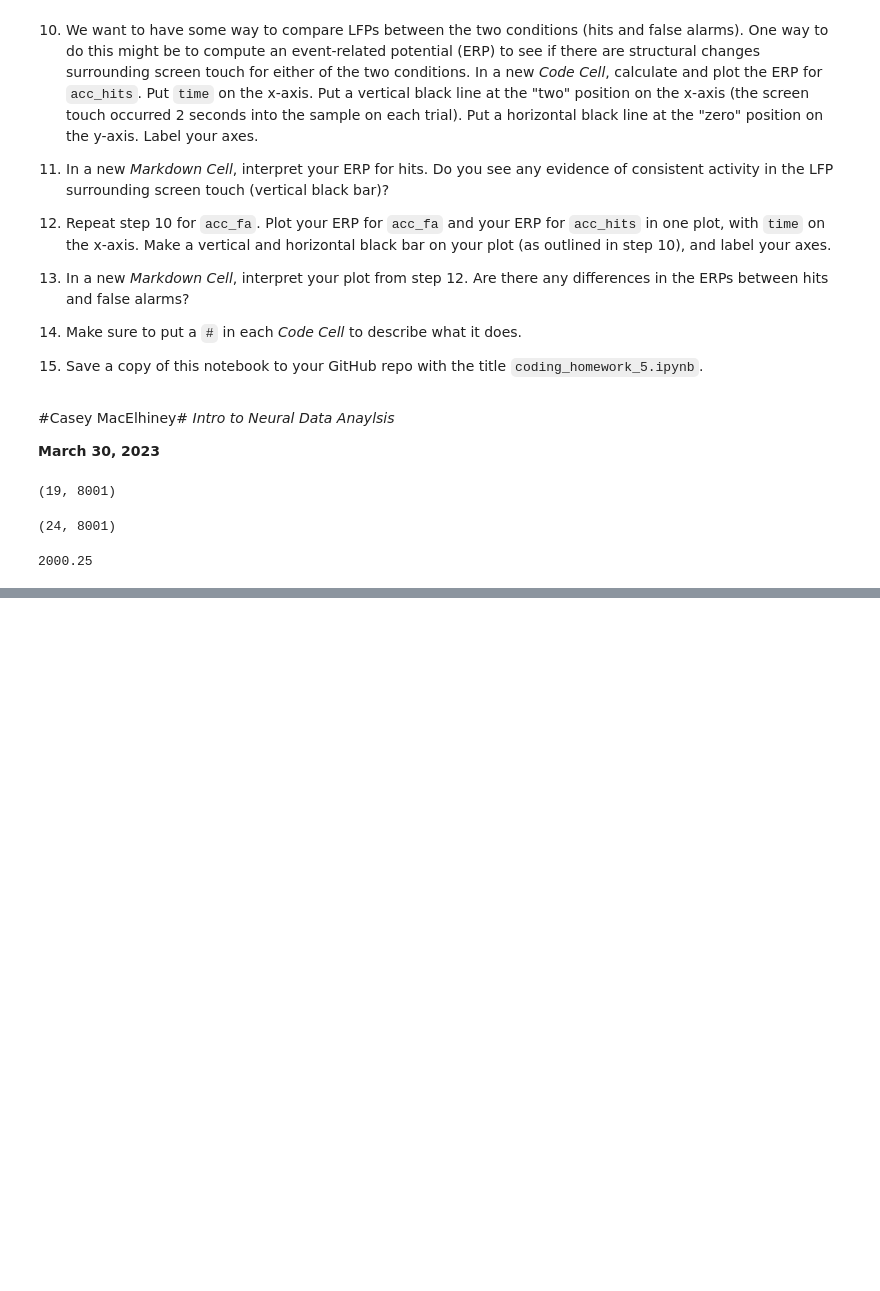
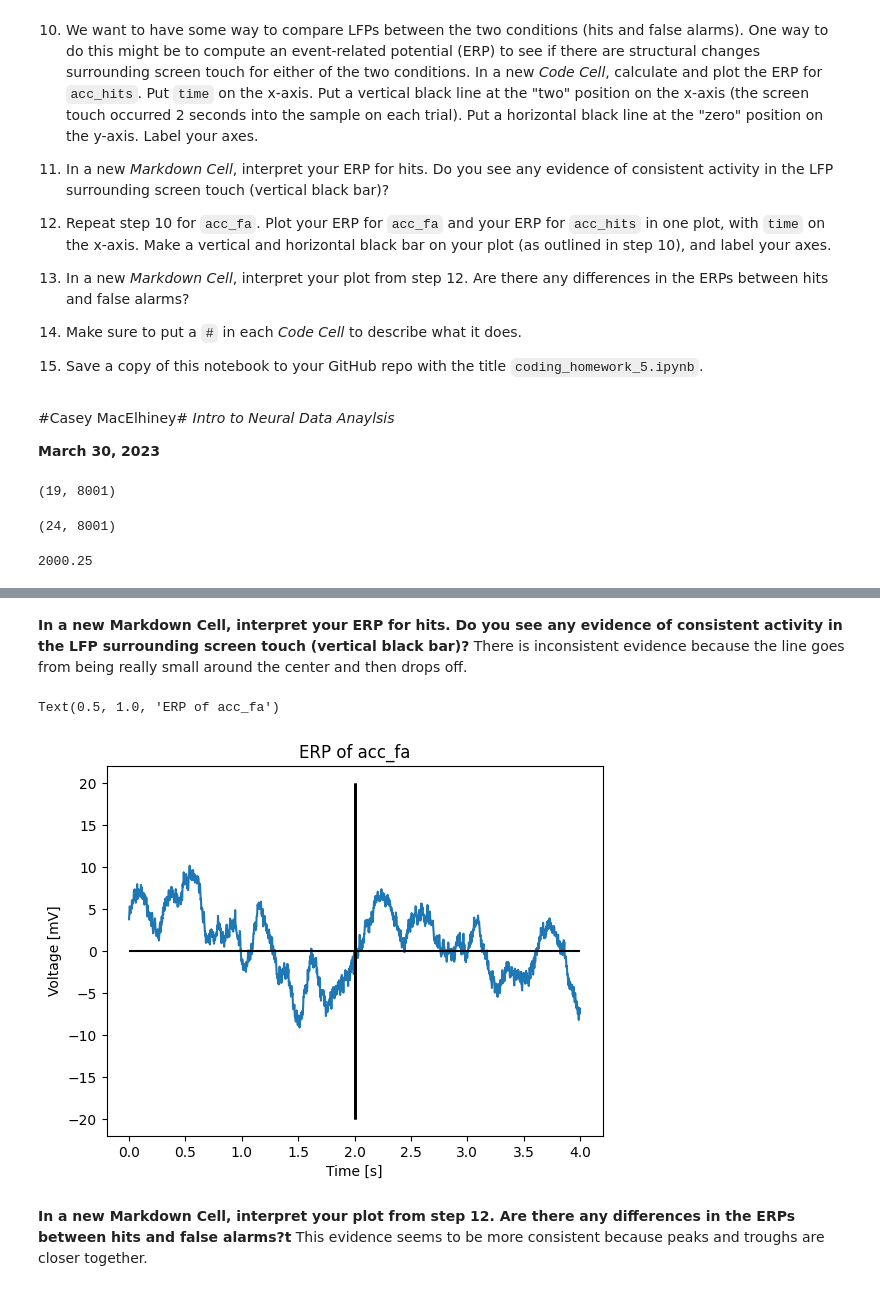
Before and after one commit to caseymacelhiney/neuro265, a Jupyter notebook: coding_homework_5.ipynb, the cells around one changed output, grey strips where cells are left out. Cells and saved outputs as stored; diff of their text form; code cells hidden in the pictures; blank space fills up the shorter version.

```diff
--- a/coding_homework_5.ipynb
+++ b/coding_homework_5.ipynb
@@ -82,0 +108,18 @@ fig,ax = plt.subplots(1,2,figsize=(10,5),sharey=True)
+# %% [markdown]
+**In a new Markdown Cell, interpret your ERP for hits. Do you see any evidence of consistent activity in the LFP surrounding screen touch (vertical black bar)?**
+There is inconsistent evidence because the line goes from being really small around the center and then drops off.
+# %%
+#Repeat step 10 for acc_fa. Plot your ERP for acc_fa and your ERP for acc_hits in one plot, with time on the x-axis.
+#Make a vertical and horizontal black bar on your plot (as outlined in step 10), and label your axes.
+plt.plot(time, acc_fa.mean(0))
+plt.vlines([2,2], -20,20, 'k', lw=2)
+plt.hlines(0, time[0], time[-1], 'k')
+plt.xlabel('Time [s]')
+plt.ylabel('Voltage [mV]')
+plt.title('ERP of acc_fa')
+# %% [output]
+Text(0.5, 1.0, 'ERP of acc_fa')
+[figure, added]
+# %% [markdown]
+**In a new Markdown Cell, interpret your plot from step 12. Are there any differences in the ERPs between hits and false alarms?t**
+This evidence seems to be more consistent because peaks and troughs are closer together.
```
Also changed, not shown: parts of 3 cells of this notebook.
